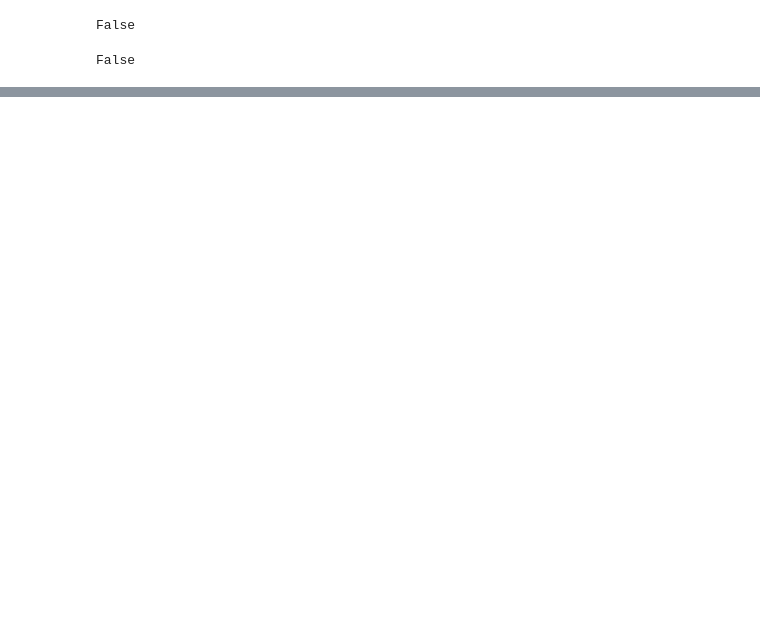
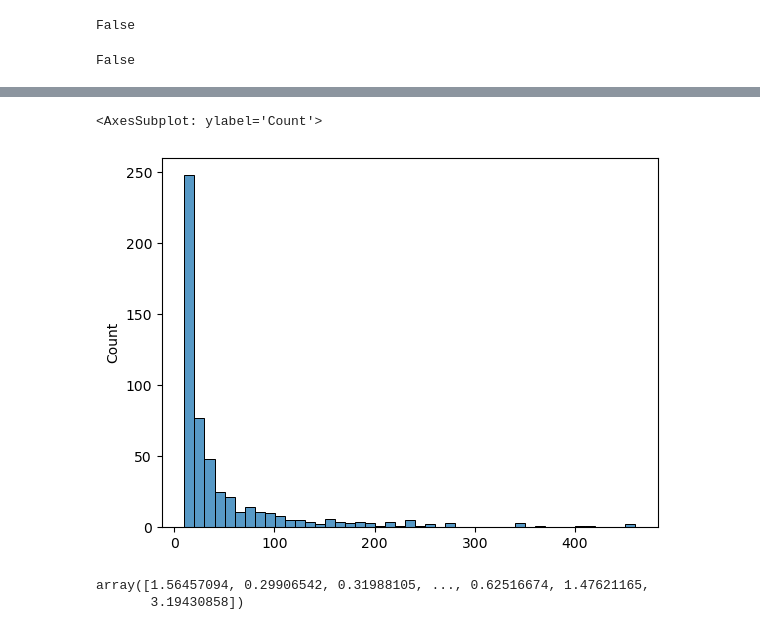
Before and after one commit to geohai/urban-neighborhood-graph-representations, a Jupyter notebook: dataset/safegraph/3_normalize.ipynb, the cells around one changed output, grey strips where cells are left out. Saved outputs shown, nothing was run; the diff lists cells and outputs as text; code cells hidden in the pictures; blank space fills up the shorter version.

```diff
--- a/dataset/safegraph/3_normalize.ipynb
+++ b/dataset/safegraph/3_normalize.ipynb
@@ -215,0 +334,7 @@ KeyError: '09013533103'
+# %%
+raw = raw.replace([np.inf, -np.inf, np.nan], 0)
+# %%
+sns.histplot(raw[(raw<500) & (raw > 10)], binwidth=10)
+# %% [output]
+<AxesSubplot: ylabel='Count'>
+[figure, added]
@@ -215,0 +344,5 @@ KeyError: '09013533103'
+# %%
+all_values
+# %% [output]
+array([1.56457094, 0.29906542, 0.31988105, ..., 0.62516674, 1.47621165,
+       3.19430858])
```
Also changed, not shown: parts of 48 cells of this notebook, 11 other files.
